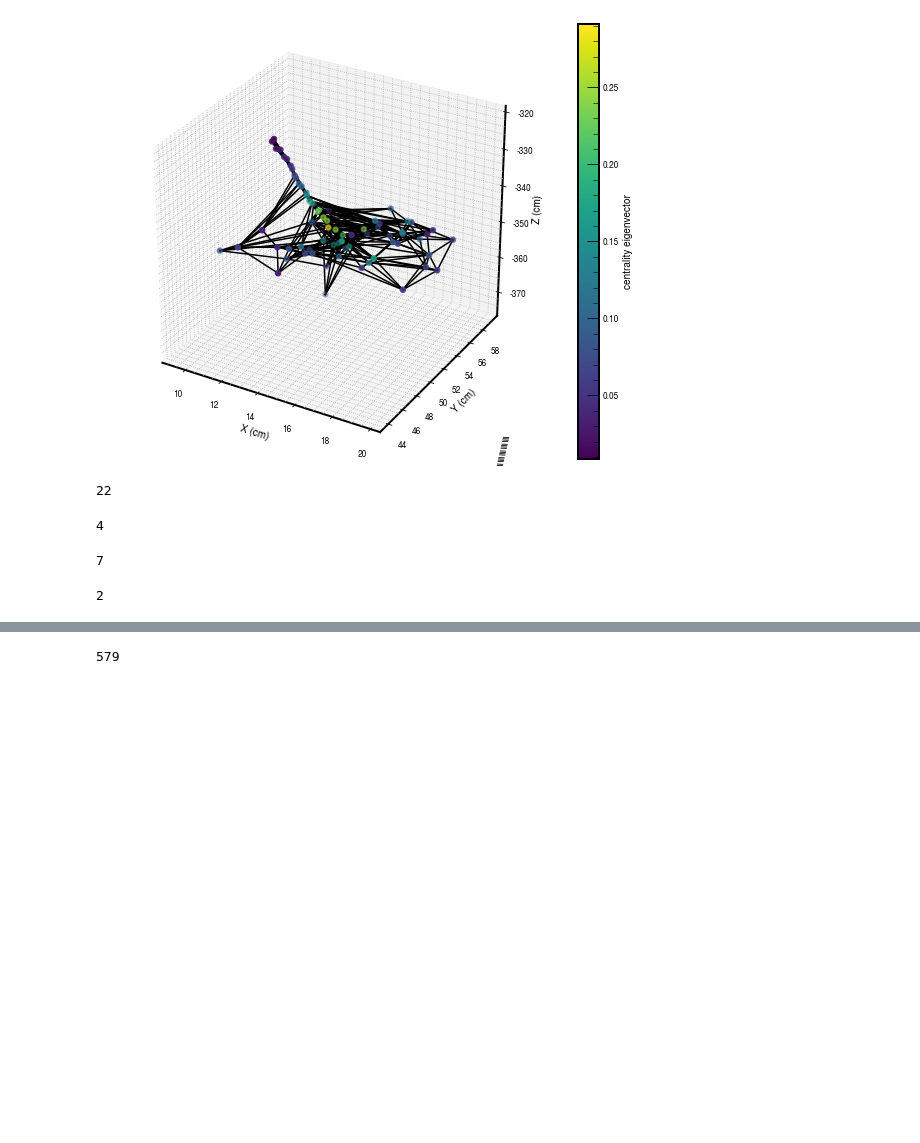
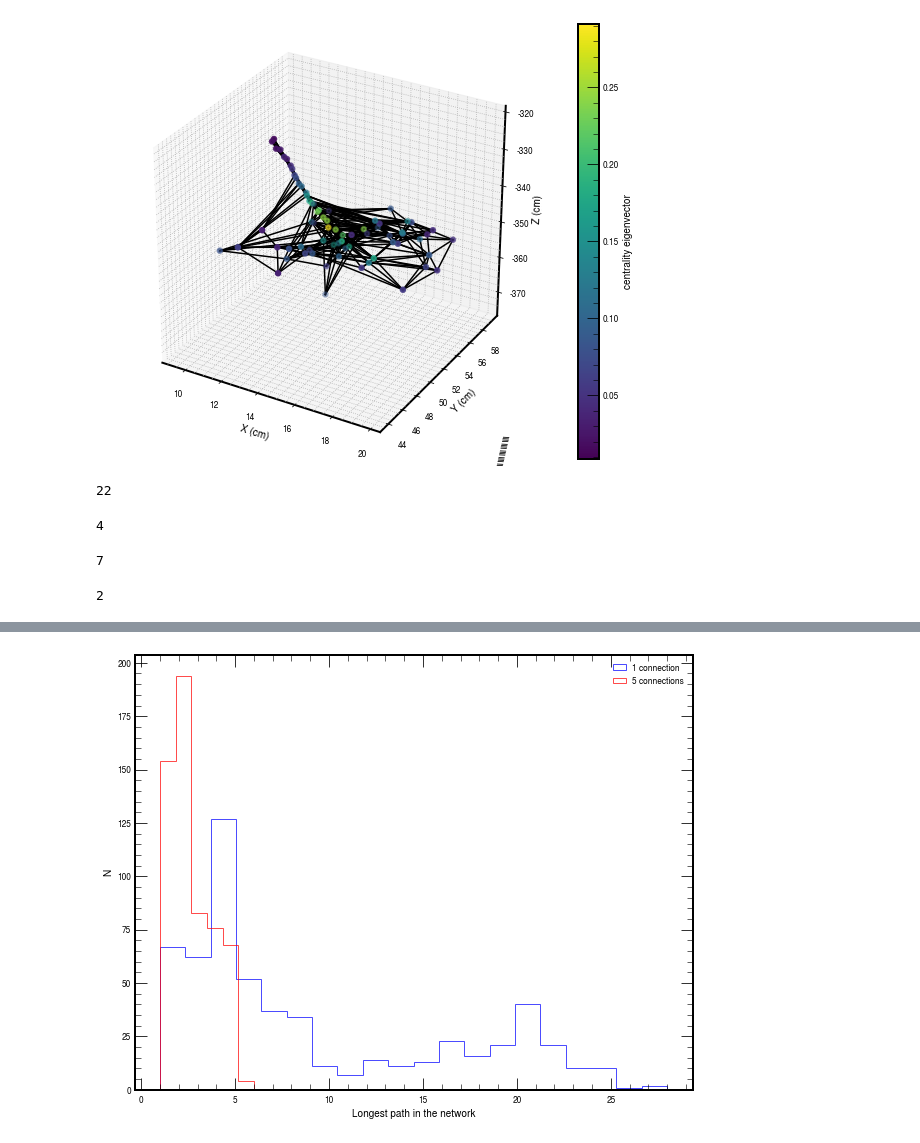
Before and after one commit to chrispap95/TICLHackaton2022-Metrics4Tracksters, a Jupyter notebook: 11 - Plot graphs with multiple edges per node.ipynb, the cells around one changed output, grey strips where cells are left out. Saved outputs shown, nothing was run; the diff lists cells and outputs as text; code cells hidden in the pictures; blank space fills up the shorter version.

```diff
--- a/11 - Plot graphs with multiple edges per node.ipynb
+++ b/11 - Plot graphs with multiple edges per node.ipynb
@@ -256,6 +267,8 @@ fn.longestPathSource(vertices_indexes_l, edges_l_5, c_eig_l_5)
 # %%
-path1=[]
-path5=[]
+path1 = []
+path5 = []
+path1_norm = []
+path5_norm = []
 for ev in range(len(vertices_indexes_g)):
     for tr in range(len(vertices_indexes_g[ev])):
         v_ind = vertices_indexes_g[ev,tr]
@@ -282,5 +295,7 @@ for ev in range(len(vertices_indexes_g)):
         edges_fl_5 = ak.flatten(edges_5[ak.num(edges_5) > 0].to_list())
         c_eig_1 = fn.nXCentralityEigen(v_ind,edges_fl_1)
         c_eig_5 = fn.nXCentralityEigen(v_ind,edges_fl_5)
-        path1.append(fn.longestPathSource(vertices_indexes_l, edges_l_5, c_eig_l_5))
-        pathfn.longestPathSource(vertices_indexes_l, edges_l_5, c_eig_l_5)
+        path1.append(fn.longestPathSource(v_ind, edges_fl_1, c_eig_1))
+        path5.append(fn.longestPathSource(v_ind, edges_fl_5, c_eig_5))
+        path1_norm.append(fn.longestPathSource(v_ind, edges_fl_1, c_eig_1)/len(v_ind))
+        path5_norm.append(fn.longestPathSource(v_ind, edges_fl_5, c_eig_5)/len(v_ind))
@@ -289,4 +301,0 @@ badTracksters = ak.num(vertices_indexes,axis=-1) < 3
-# %%
-ak.sum(~badTracksters)
-# %% [output]
-579
@@ -298,0 +302,12 @@ vertices_E_g = vertices_E[~badTracksters]
+# %%
+%matplotlib inline
+fig = plt.figure(figsize=(10,8))
+ax = fig.add_subplot(111)
+plt.hist(path1, histtype='step', bins=20, color='b', alpha=0.7, label='1 connection')
+plt.hist(path5, histtype='step', bins=6, color='r', alpha=0.7, label='5 connections')
+plt.legend()
+plt.ylabel("N")
+plt.xlabel("Longest path in the network")
+plt.show()
+# %% [output]
+[figure, added]
```
Also changed, not shown: parts of 5 cells of this notebook, 2 other files.
